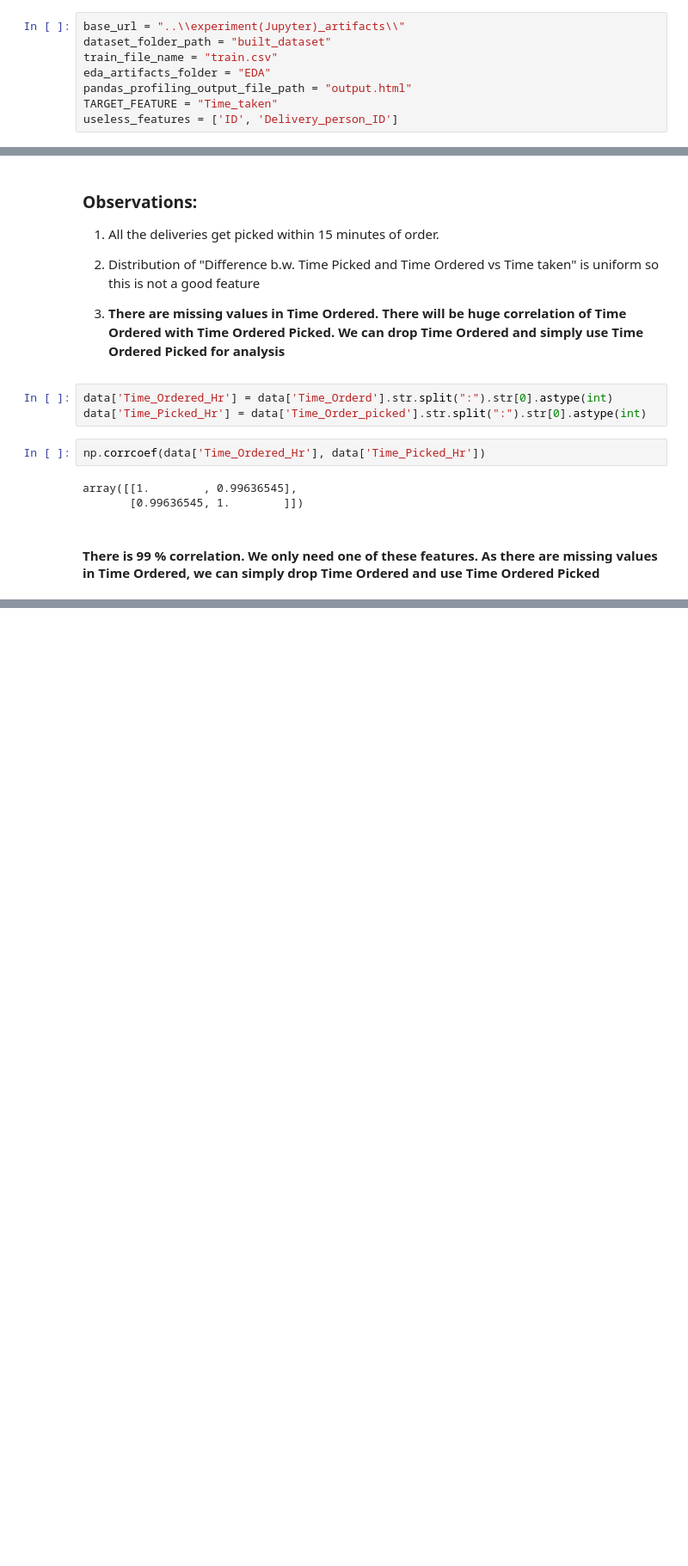
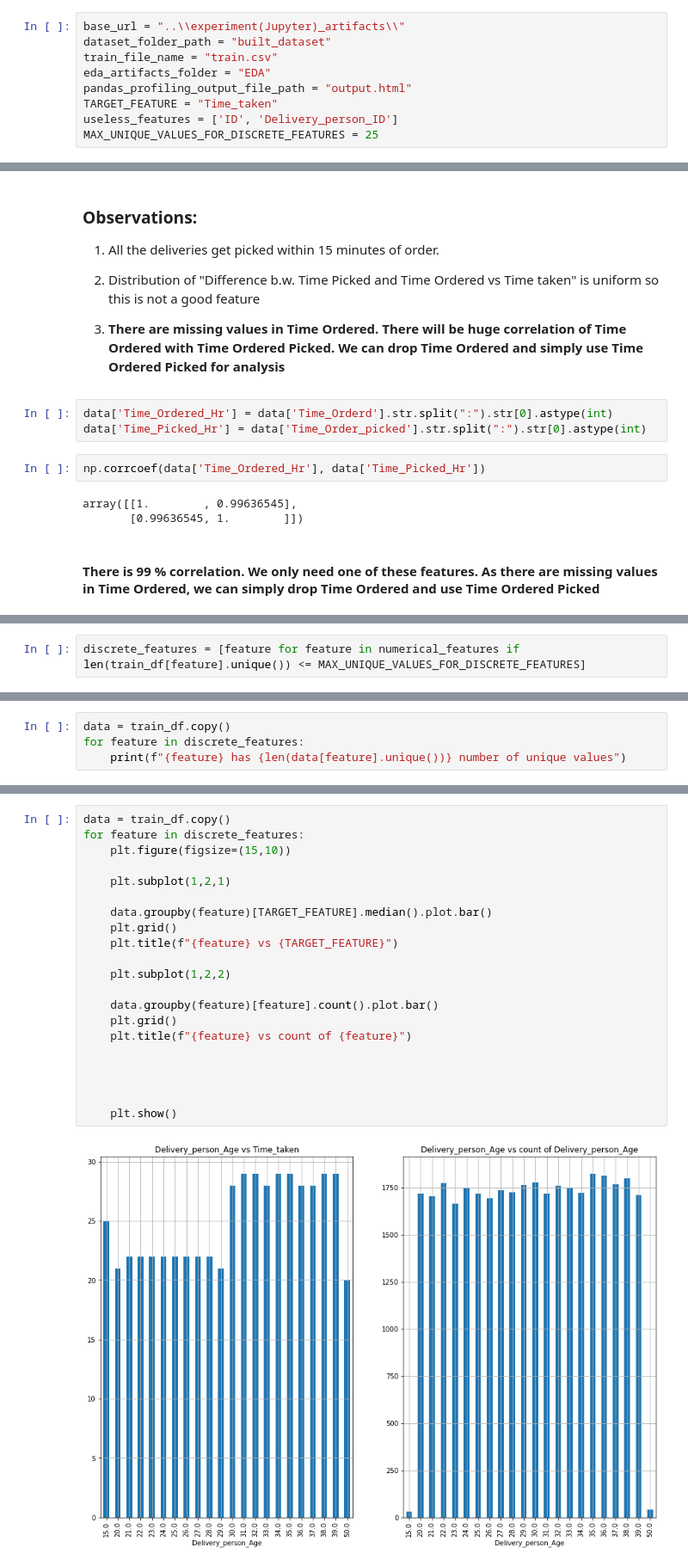
Before and after one commit to Rachinder3/ETA-for-food-deliveries-using-ML, a Jupyter notebook: notebooks/2. EDA.ipynb, the cells around one changed output, grey strips where cells are left out. Shown at 86% size. Cells and saved outputs as stored; diff of their text form; blank space fills up the shorter version.

```diff
--- a/notebooks/2. EDA.ipynb
+++ b/notebooks/2. EDA.ipynb
@@ -6,6 +6,7 @@ eda_artifacts_folder = "EDA"
 pandas_profiling_output_file_path = "output.html"
 TARGET_FEATURE = "Time_taken"
 useless_features = ['ID', 'Delivery_person_ID']
+MAX_UNIQUE_VALUES_FOR_DISCRETE_FEATURES = 25
 # %% [markdown]
 # Loading the libraries
 # %%
@@ -298,0 +344,2 @@ array([[1.        , 0.99636545],
+# %%
+discrete_features = [feature for feature in numerical_features if len(train_df[feature].unique()) <= MAX_UNIQUE_VALUES_FOR_DISCRETE_FEATURES]
@@ -298,0 +363,4 @@ array([[1.        , 0.99636545],
+# %%
+data = train_df.copy()
+for feature in discrete_features:
+    print(f"{feature} has {len(data[feature].unique())} number of unique values")
@@ -298,0 +373,23 @@ array([[1.        , 0.99636545],
+# %%
+data = train_df.copy()
+for feature in discrete_features:
+    plt.figure(figsize=(15,10))
+
+    plt.subplot(1,2,1)
+
+    data.groupby(feature)[TARGET_FEATURE].median().plot.bar()
+    plt.grid()
+    plt.title(f"{feature} vs {TARGET_FEATURE}")
+
+    plt.subplot(1,2,2)
+
+    data.groupby(feature)[feature].count().plot.bar()
+    plt.grid()
+    plt.title(f"{feature} vs count of {feature}")
+
+
+
+
+    plt.show()
+# %% [output]
+[figure, added]
```
Also changed, not shown: parts of 30 cells of this notebook, 1 other file.
